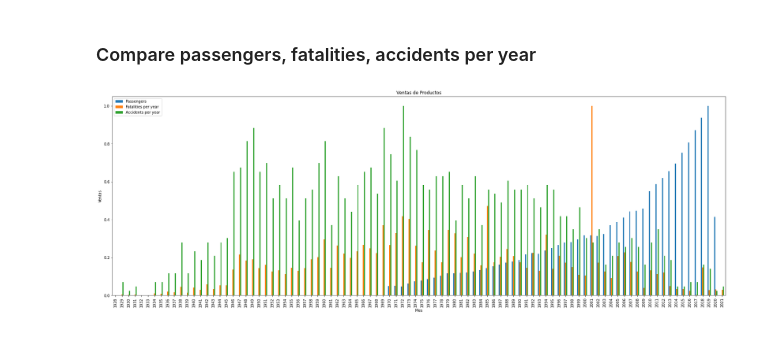
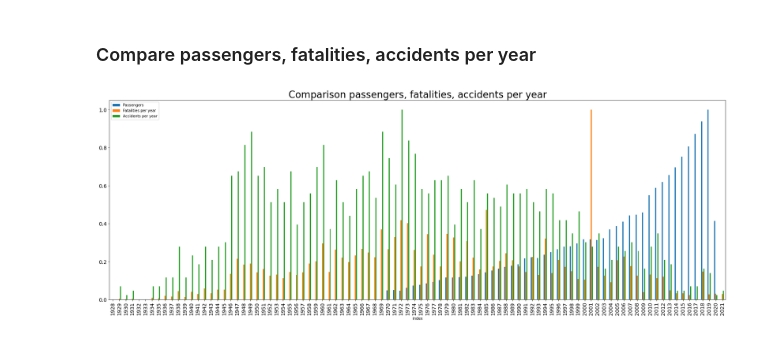
Before and after one commit to Camilo-Quiceno/data_science_project_aircraft, a Jupyter notebook: data-science-proyect.ipynb, the cells around one changed output. Saved outputs shown, nothing was run; the diff lists cells and outputs as text; code cells hidden in the pictures.

```diff
--- a/data-science-proyect.ipynb
+++ b/data-science-proyect.ipynb
@@ -719,18 +530,18 @@ df_passengers_transpose_normalize = normalize_series(df_passengers_transpose)[:-
 # %%
 #Plot the comparison
 df_accidents_fatalities_passengers = pd.concat([df_passengers_transpose_normalize, fatalities_per_year_grouped_normalize, accidents_per_year_normalize], axis=1)
 df_accidents_fatalities_passengers.columns = ['Passengers', 'Fatalities per year', 'Accidents per year']
 df_accidents_fatalities_passengers.reset_index(inplace=True)
 df_accidents_fatalities_passengers = df_accidents_fatalities_passengers.sort_values(by='index')
 
 fig, ax = plt.subplots(figsize=(30, 10))
 
 df_accidents_fatalities_passengers.plot(x='index', kind='bar', ax=ax)
 
-ax.set_title('Ventas de Productos')
-ax.set_xlabel('Mes')
-ax.set_ylabel('Ventas')
+ax.set_title('Comparison passengers, fatalities, accidents per year', fontsize = 26)
+ax.tick_params(axis='y', labelsize=14)
+ax.tick_params(axis='x', labelsize=14)
 
 plt.show()
 # %% [output]
-[figure, old version]
+[figure, new version]
```
Also changed, not shown: parts of 23 cells of this notebook.
